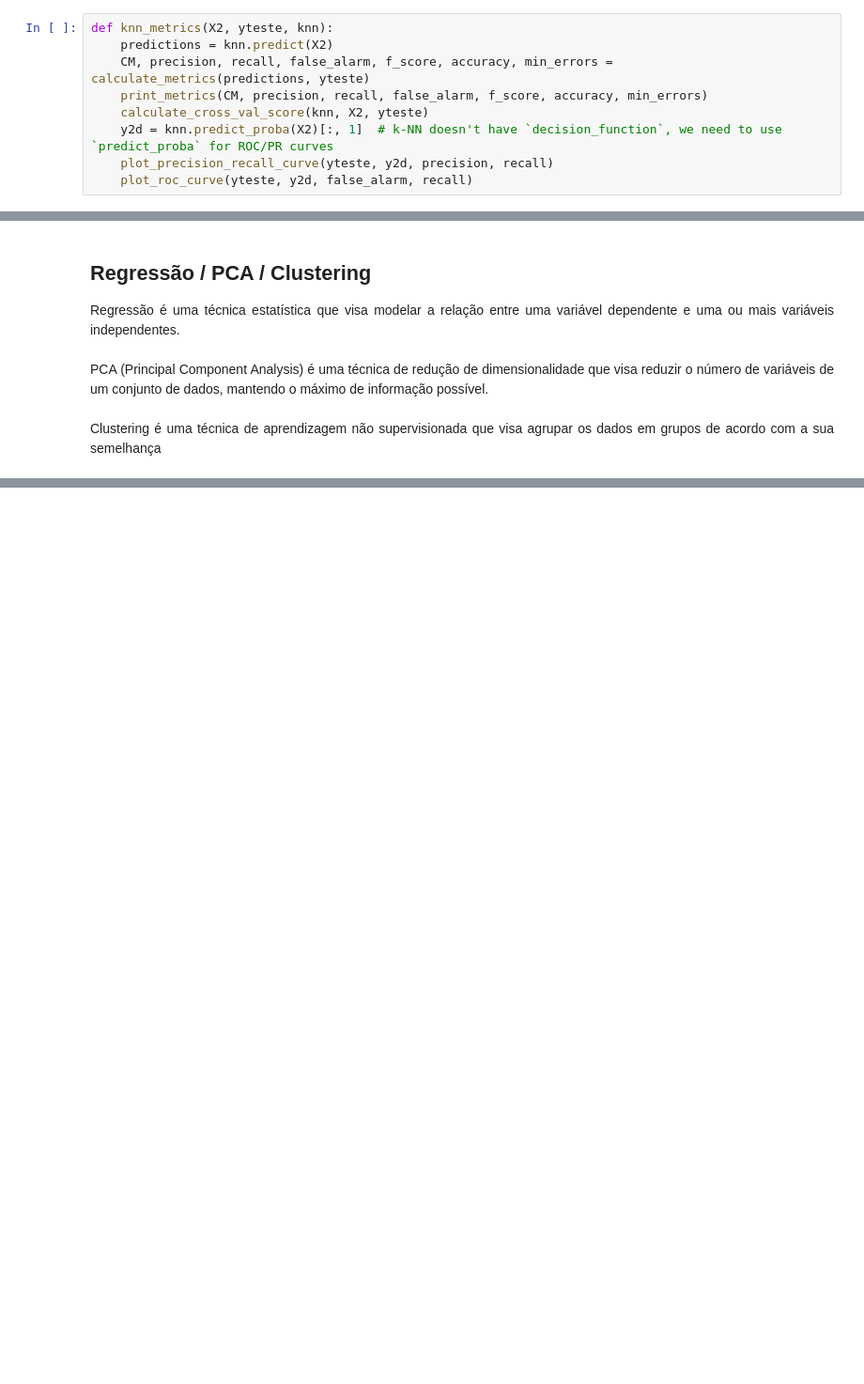
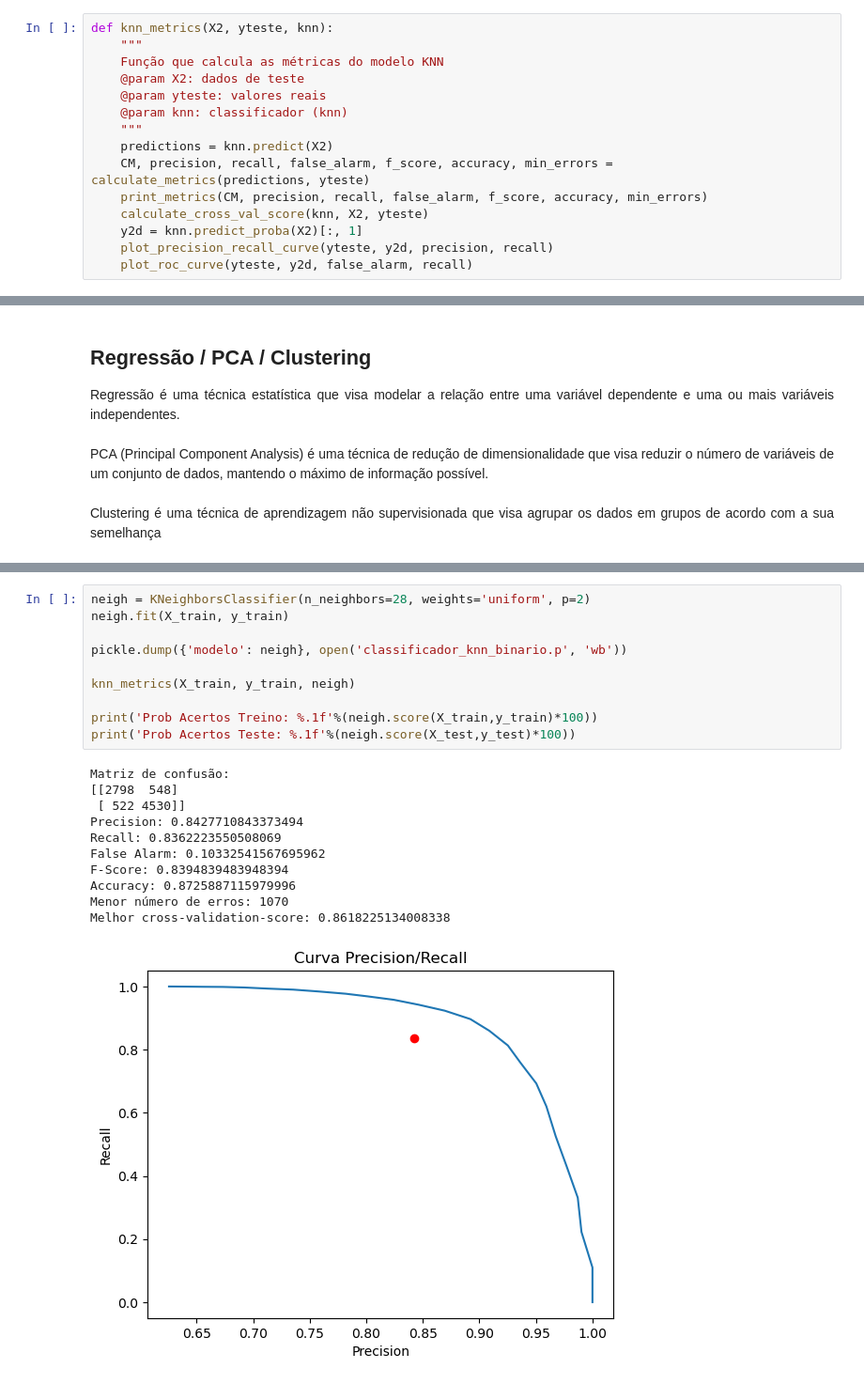
Before and after one commit to rhgui/rateBeer-sentiment-analysis, a Jupyter notebook: A49761A49778.ipynb, the cells around one changed output, grey strips where cells are left out. Shown at 94% size. Cells and saved outputs as stored; diff of their text form; blank space fills up the shorter version.

```diff
--- a/A49761A49778.ipynb
+++ b/A49761A49778.ipynb
@@ -1136,9 +1301,15 @@ Os valores dos parâmetros que escolhemos para o KNN foram obtidos por meio de G
 # %%
 def knn_metrics(X2, yteste, knn):
+    """
+    Função que calcula as métricas do modelo KNN
+    @param X2: dados de teste
+    @param yteste: valores reais
+    @param knn: classificador (knn)
+    """
     predictions = knn.predict(X2)
     CM, precision, recall, false_alarm, f_score, accuracy, min_errors = calculate_metrics(predictions, yteste)
     print_metrics(CM, precision, recall, false_alarm, f_score, accuracy, min_errors)
     calculate_cross_val_score(knn, X2, yteste)
-    y2d = knn.predict_proba(X2)[:, 1]  # k-NN doesn't have `decision_function`, we need to use `predict_proba` for ROC/PR curves
+    y2d = knn.predict_proba(X2)[:, 1]
     plot_precision_recall_curve(yteste, y2d, precision, recall)
     plot_roc_curve(yteste, y2d, false_alarm, recall)
@@ -1515,0 +2571,22 @@ Clustering é uma técnica de aprendizagem não supervisionada que visa agrupar
+# %%
+neigh = KNeighborsClassifier(n_neighbors=28, weights='uniform', p=2)
+neigh.fit(X_train, y_train)
+
+pickle.dump({'modelo': neigh}, open('classificador_knn_binario.p', 'wb'))
+
+knn_metrics(X_train, y_train, neigh)
+
+print('Prob Acertos Treino: %.1f'%(neigh.score(X_train,y_train)*100))
+print('Prob Acertos Teste: %.1f'%(neigh.score(X_test,y_test)*100))
+# %% [output]
+Matriz de confusão:
+[[2798  548]
+ [ 522 4530]]
+Precision: 0.8427710843373494
+Recall: 0.8362223550508069
+False Alarm: 0.10332541567695962
+F-Score: 0.8394839483948394
+Accuracy: 0.8725887115979996
+Menor número de erros: 1070
+Melhor cross-validation-score: 0.8618225134008338
+[figure, added]
```
Also changed, not shown: parts of 115 cells of this notebook, 13 other files.
